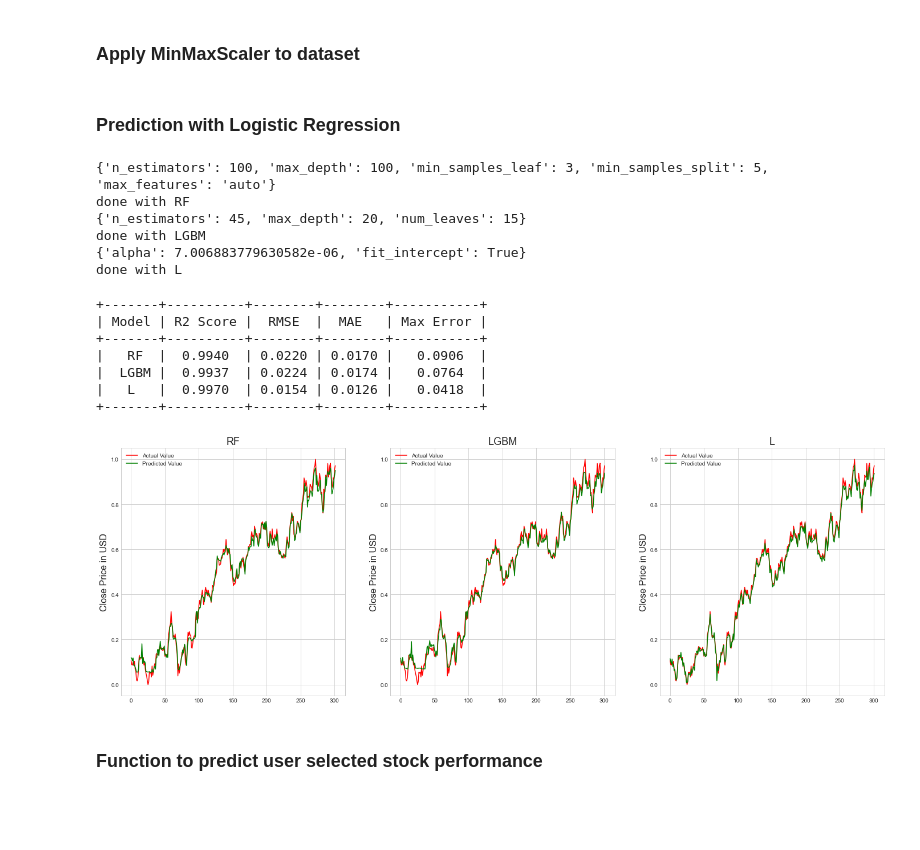
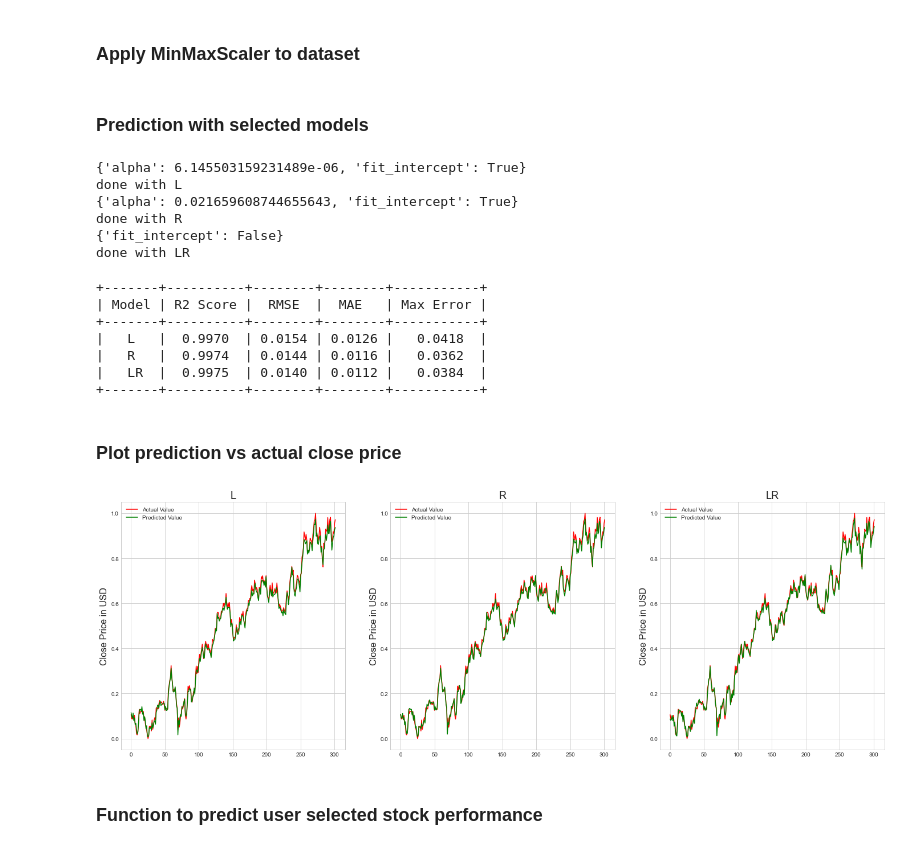
Before and after one commit to Marc9821/Simple-Stock-Price-Prediction-Model, a Jupyter notebook: main-app.ipynb, the cells around one changed output. Drawn from its saved outputs; the diff is of its cells as text; code cells hidden in the pictures; blank space fills up the shorter version.

```diff
--- a/main-app.ipynb
+++ b/main-app.ipynb
@@ -26,10 +27,10 @@ import math
 # %% [markdown]
 ### Set options
 # %%
-models = ['RF', 'LGBM', 'L'] # available options are CBR (CatBoostRegressor), RF (RandomForestRegressor), SVM (SupportVectorRegressor), HGBR (HistGradientBoostingRegressor)
-# GBR (GradientBoostingRegressor), ABR (AdaBoostRegressor), GPR (GaussianProcessRegressor), R (Ridge), LL (LassoLars), BR (BayesianRidge), XGB (XGBRegressor),
+models = ['L', 'R', 'LR'] # available options are CBR (CatBoostRegressor), RF (RandomForestRegressor), SVM* (SupportVectorRegressor), HGBR (HistGradientBoostingRegressor)
+# GBR (GradientBoostingRegressor), ABR (AdaBoostRegressor), GPR (GaussianProcessRegressor), R (Ridge), LL* (LassoLars), BR (BayesianRidge), XGB (XGBRegressor),
 # KNN (KNeighborsRegressor), L (Lasso), MLP (MLPRegressor), LGBM (LGBMRegressor), ET (ExtraTreeRegressor) LR (LinearRegression), XGBRF (XGBRFRegressor),
-# PR (PoissonRegressor), PAR (PassiveAggressiveRegressor), RNR (RadiusNeighborsRegressor)
+# PR (PoissonRegressor), PAR (PassiveAggressiveRegressor), BaR (BaggingRegressor)
 training_data_split = 0.8 # as a decimal
 shift = 3 # in days
 new_stocks = [] # add strings of symbols of new stocks to include
@@ -290,16 +272,16 @@ X_test = scaler_x2.fit_transform(X_test)
 y_train = scaler_y2.fit_transform(y_train.values.reshape(-1, 1))
 y_test = scaler_y2.fit_transform(y_test.values.reshape(-1, 1))
 # %% [markdown]
-### Prediction with Logistic Regression
+### Prediction with selected models
 # %%
 y_pred, studies = predict_regression(models, X_train, y_train, X_test, cv_num, trial_num)
 # %% [output]
-{'n_estimators': 100, 'max_depth': 100, 'min_samples_leaf': 3, 'min_samples_split': 5, 'max_features': 'auto'}
-done with RF
-{'n_estimators': 45, 'max_depth': 20, 'num_leaves': 15}
-done with LGBM
-{'alpha': 7.006883779630582e-06, 'fit_intercept': True}
+{'alpha': 6.145503159231489e-06, 'fit_intercept': True}
 done with L
+{'alpha': 0.021659608744655643, 'fit_intercept': True}
+done with R
+{'fit_intercept': False}
+done with LR
 # %%
 x = PrettyTable()
 x.field_names = ["Model", "R2 Score", 'RMSE', 'MAE', 'Max Error']
@@ -313,35 +295,16 @@ print(x)
 +-------+----------+--------+--------+-----------+
 | Model | R2 Score |  RMSE  |  MAE   | Max Error |
 +-------+----------+--------+--------+-----------+
-|   RF  |  0.9940  | 0.0220 | 0.0170 |   0.0906  |
-|  LGBM |  0.9937  | 0.0224 | 0.0174 |   0.0764  |
 |   L   |  0.9970  | 0.0154 | 0.0126 |   0.0418  |
+|   R   |  0.9974  | 0.0144 | 0.0116 |   0.0362  |
+|   LR  |  0.9975  | 0.0140 | 0.0112 |   0.0384  |
 +-------+----------+--------+--------+-----------+
-# %%
-rows = int(math.ceil(len(models)/3))
-cols = 3
-
-fig, ax = plt.subplots(rows, cols, figsize=(24, 8*rows))
-
-if rows == 1:
-    for col in range(cols):
-        ax[col].set_title(models[col], fontsize=18)
-        ax[col].plot(y_test, color='red', label='Actual Value')
-        ax[col].plot(y_pred[models[col]], color='green', label='Predicted Value')
-        ax[col].legend(loc='best')
-        ax[col].set_ylabel('Close Price in USD', fontsize=16)
-else:
-    for row in range(rows):
-        for col in range(cols):
-            if col + cols*row < len(models):
-                ax[row, col].set_title(models[col + cols*row], fontsize=18)
-                ax[row, col].plot(y_test, color='red', label='Actual Value')
-                ax[row, col].plot(y_pred[models[col + cols*row]], color='green', label='Predicted Value')
-                ax[row, col].legend(loc='best')
-                ax[row, col].set_ylabel('Close Price in USD', fontsize=16)
-plt.show()
-# %% [output]
-[figure, removed]
+# %% [markdown]
+### Plot prediction vs actual close price
+# %%
+plot_v_models(models, y_test, y_pred)
+# %% [output]
+[figure, added]
 # %% [markdown]
 ### Function to predict user selected stock performance
 # %%
```
Also changed, not shown: parts of 13 cells of this notebook, 3 other files.
